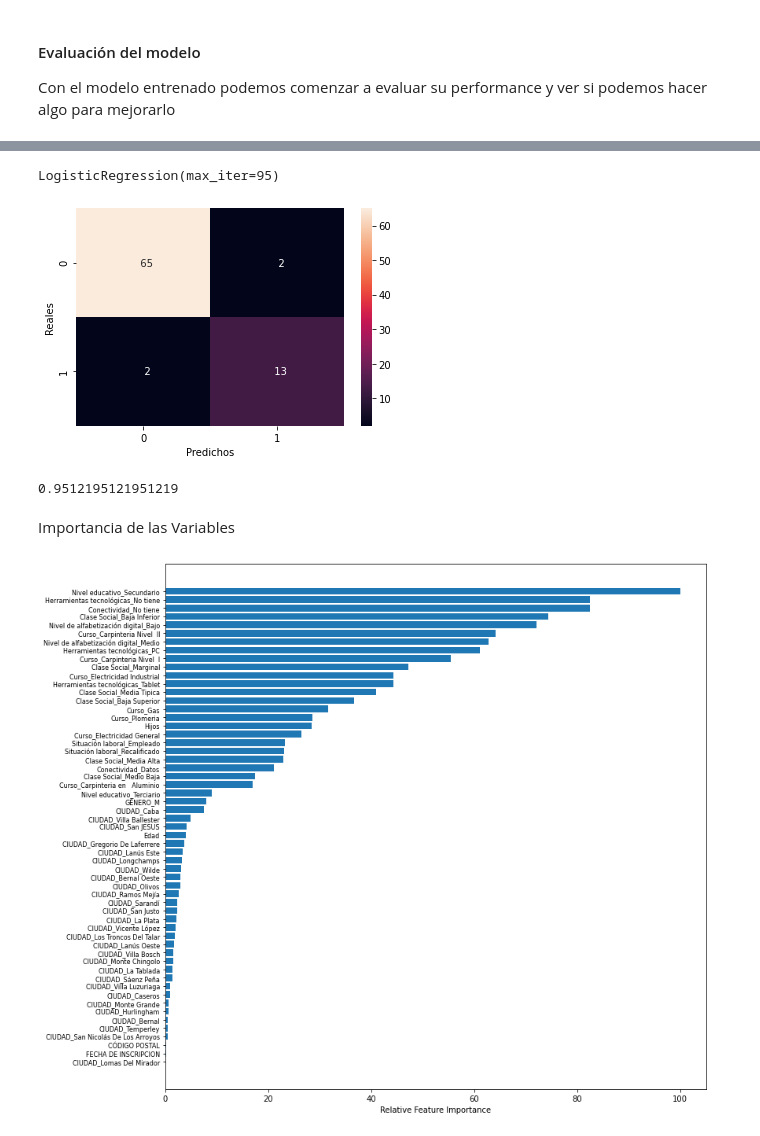
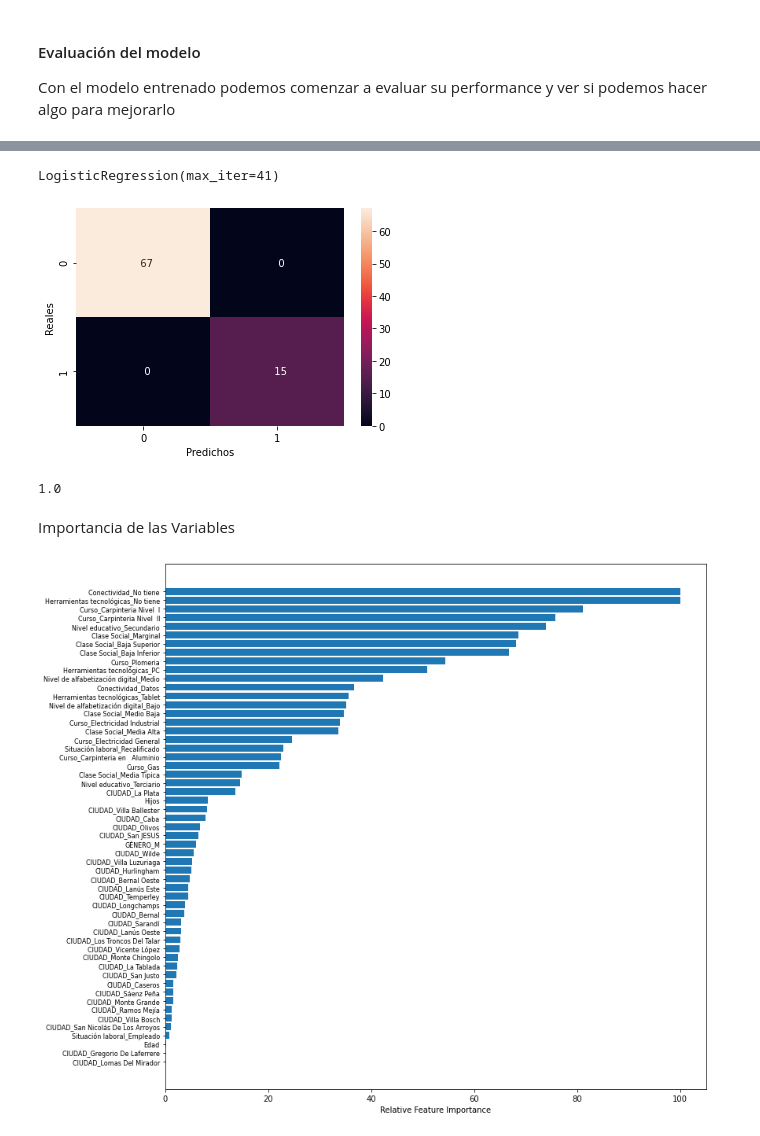
Before and after one commit to MGaloto/machine_learning, a Jupyter notebook: supervisado.ipynb, the cells around one changed output, grey strips where cells are left out. Cells and saved outputs as stored; diff of their text form; code cells hidden in the pictures.

```diff
--- a/supervisado.ipynb
+++ b/supervisado.ipynb
@@ -59,6 +59,8 @@ memory usage: 38.6+ KB
 # %%
 df['FECHA DE INSCRIPCION'] = df['FECHA DE INSCRIPCION'].astype(int)
 df['CÓDIGO POSTAL'] = df['CÓDIGO POSTAL'].astype(int)
+# %%
+df.drop(['CÓDIGO POSTAL', 'FECHA DE INSCRIPCION'], axis=1, inplace= True)
 # %%
 df.columns
 # %% [output]
@@ -171,14 +175,15 @@ from sklearn.metrics import accuracy_score, confusion_matrix, classification_rep
 import warnings
 warnings.filterwarnings('ignore')
 
-iteraciones  = []
+kf = KFold(n_splits = 5, shuffle = True, random_state = 12)
+
+iteraciones = []
 scores = []
 
 for i in range(0, 150):
     i += 10
-    lr = LogisticRegression(max_iter=i)
+    lr = LogisticRegression(max_iter = i)
     lr.fit(X_train, y_train)
-    #accuracy_log.append(accuracy_score(y_test, lr.predict(X_test)).round(4))
     iteraciones.append(i)
     cv_scores = cross_val_score(lr, X_test, y_test, cv = kf)
     scores.append(np.mean(cv_scores))
@@ -216,33 +201,32 @@ array([0.99343835, 0.93606644, 0.99366628, 0.53284524, 0.98980622,
 # %%
-lr = LogisticRegression(max_ite r= np.argmax(scores))
+lr = LogisticRegression(max_iter= iteraciones[np.argmax(scores)])
 lr.fit(X_train, y_train)
 # %% [output]
-LogisticRegression(max_iter=95)
+LogisticRegression(max_iter=41)
 # %%
 import seaborn as sns
 sns.heatmap(confusion_matrix(y_test, lr.predict(X_test)), annot=True, fmt='4d');
 plt.xlabel('Predichos');
 plt.ylabel('Reales');
 # %% [output]
-[figure, old version]
+[figure, new version]
 # %%
 accuracy_score(y_test, lr.predict(X_test))
 # %% [output]
-0.9512195121951219
+1.0
 # %% [markdown]
 Importancia de las Variables
 # %%
-feature_importance = abs(lr.coef_[0])
-feature_importance = 100.0 * (feature_importance / feature_importance.max())
+feature_importance = 100.0 * (abs(lr.coef_[0]) / abs(lr.coef_[0]).max())
 sorted_idx = np.argsort(feature_importance)
-pos = (np.arange(sorted_idx.shape[0]) + .5)
+pos = (np.arange(np.argsort(feature_importance).shape[0]) + .5)
 featfig = plt.figure(figsize = (12,10))
 featax = featfig.add_subplot(1, 1, 1)
 featax.barh(pos, feature_importance[sorted_idx], align='center')
 featax.set_yticks(pos)
 featax.set_yticklabels(np.array(X.columns)[sorted_idx], fontsize=8)
 featax.set_xlabel('Relative Feature Importance')
 plt.tight_layout()
 plt.show()
 # %% [output]
-[figure, old version]
+[figure, new version]
```
Also changed, not shown: parts of 11 cells of this notebook, 2 other files.
